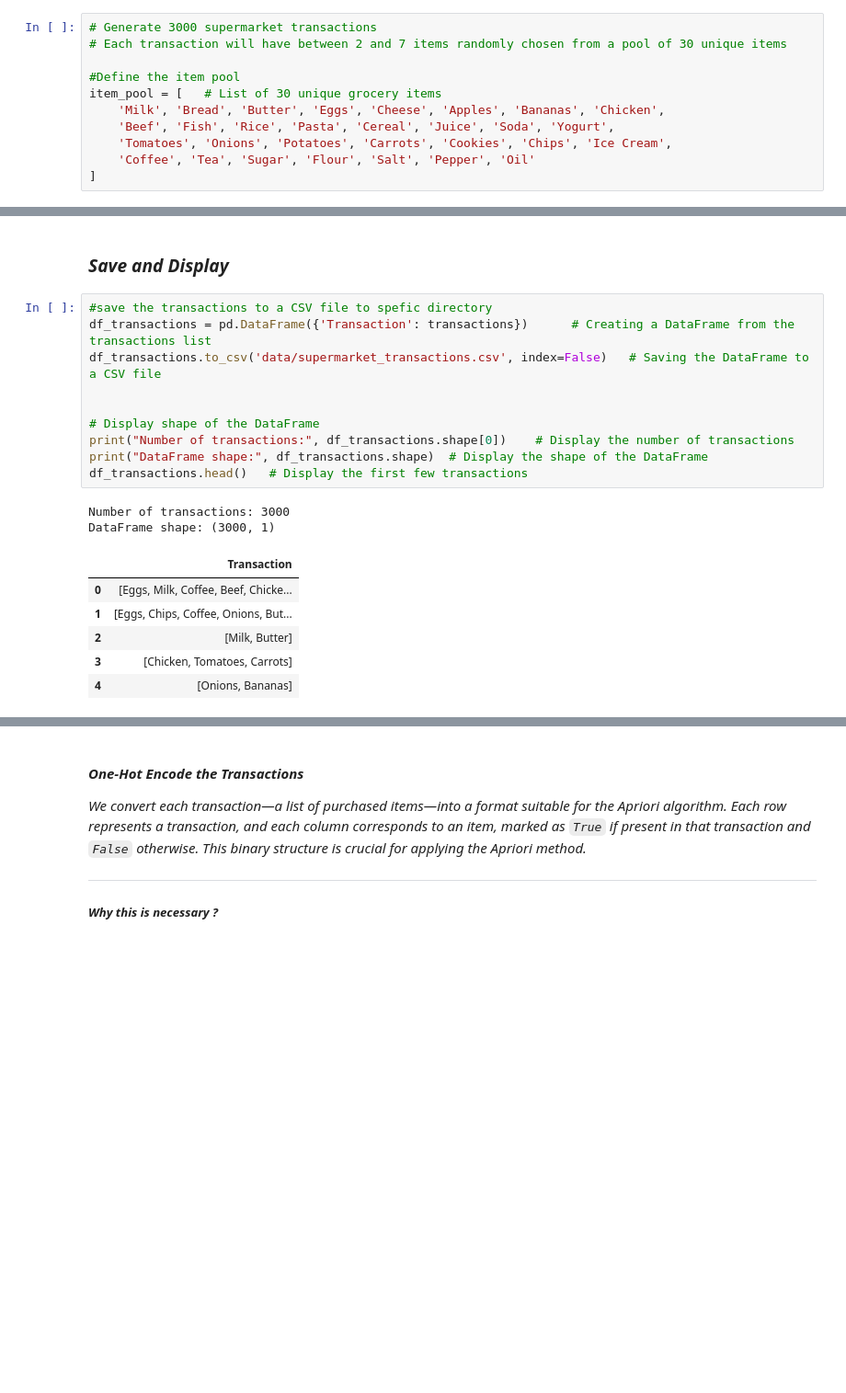
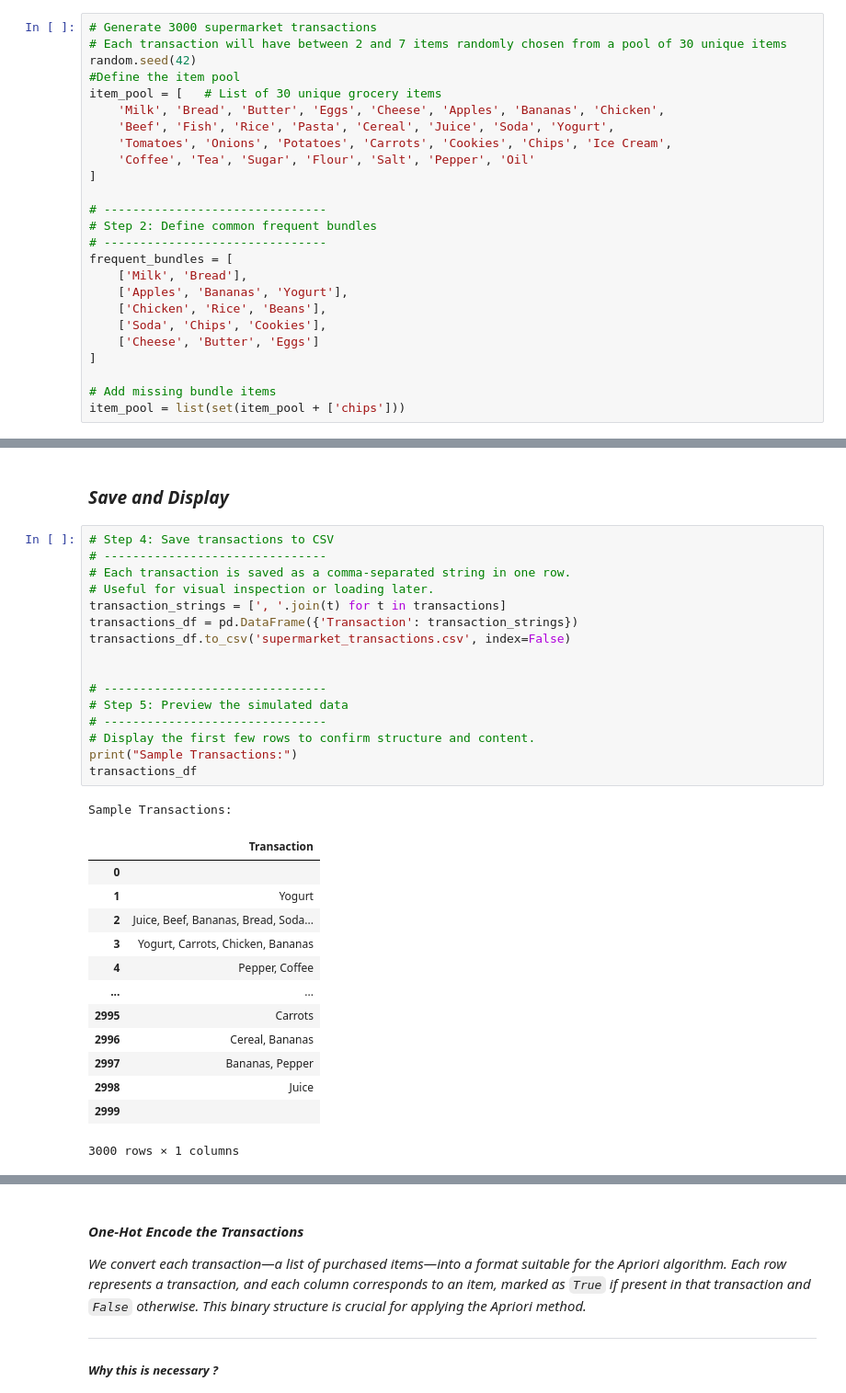
Before and after one commit to SnitTeshome/Exploring-Frequent-Itemset-Closed-vs-Maximal-in-Supermarket-Data, a Jupyter notebook: frequent_itemsets_analysis.ipynb, the cells around one changed output, grey strips where cells are left out. Shown: that part at 92% size. Drawn from its saved outputs; the diff is of its cells as text; blank space fills up the shorter version.

Commit message:
Refactor code structure for improved readability and maintainability

```diff
--- a/frequent_itemsets_analysis.ipynb
+++ b/frequent_itemsets_analysis.ipynb
@@ -42,7 +42,7 @@ from collections import defaultdict     # Import defaultdict for creating dictio
 # %%
 # Generate 3000 supermarket transactions
 # Each transaction will have between 2 and 7 items randomly chosen from a pool of 30 unique items
-
+random.seed(42)
 #Define the item pool
 item_pool = [   # List of 30 unique grocery items
     'Milk', 'Bread', 'Butter', 'Eggs', 'Cheese', 'Apples', 'Bananas', 'Chicken',
@@ -50,6 +50,20 @@ item_pool = [   # List of 30 unique grocery items
     'Tomatoes', 'Onions', 'Potatoes', 'Carrots', 'Cookies', 'Chips', 'Ice Cream',
     'Coffee', 'Tea', 'Sugar', 'Flour', 'Salt', 'Pepper', 'Oil'
 ]
+
+# -------------------------------
+# Step 2: Define common frequent bundles
+# -------------------------------
+frequent_bundles = [
+    ['Milk', 'Bread'],
+    ['Apples', 'Bananas', 'Yogurt'],
+    ['Chicken', 'Rice', 'Beans'],
+    ['Soda', 'Chips', 'Cookies'],
+    ['Cheese', 'Butter', 'Eggs']
+]
+
+# Add missing bundle items
+item_pool = list(set(item_pool + ['chips']))
 # %% [markdown]
 ###  *Generating Supermarket Transactions*
 
@@ -65,24 +100,36 @@ for _ in range(3000):
 # %% [markdown]
 ### *Save and Display*
 # %%
-#save the transactions to a CSV file to spefic directory
-df_transactions = pd.DataFrame({'Transaction': transactions})      # Creating a DataFrame from the transactions list
-df_transactions.to_csv('data/supermarket_transactions.csv', index=False)   # Saving the DataFrame to a CSV file
+# Step 4: Save transactions to CSV
+# -------------------------------
+# Each transaction is saved as a comma-separated string in one row.
+# Useful for visual inspection or loading later.
+transaction_strings = [', '.join(t) for t in transactions]
+transactions_df = pd.DataFrame({'Transaction': transaction_strings})
+transactions_df.to_csv('supermarket_transactions.csv', index=False)
 
 
-# Display shape of the DataFrame
-print("Number of transactions:", df_transactions.shape[0])    # Display the number of transactions
-print("DataFrame shape:", df_transactions.shape)  # Display the shape of the DataFrame
-df_transactions.head()   # Display the first few transactions
+# -------------------------------
+# Step 5: Preview the simulated data
+# -------------------------------
+# Display the first few rows to confirm structure and content.
+print("Sample Transactions:")
+transactions_df
 # %% [output]
-Number of transactions: 3000
-DataFrame shape: (3000, 1)
+Sample Transactions:
 |  | Transaction |
-| 0 | [Eggs, Milk, Coffee, Beef, Chicke... |
-| 1 | [Eggs, Chips, Coffee, Onions, But... |
-| 2 | [Milk, Butter] |
-| 3 | [Chicken, Tomatoes, Carrots] |
-| 4 | [Onions, Bananas] |
+| 0 |  |
+| 1 | Yogurt |
+| 2 | Juice, Beef, Bananas, Bread, Soda... |
+| 3 | Yogurt, Carrots, Chicken, Bananas |
+| 4 | Pepper, Coffee |
+| ... | ... |
+| 2995 | Carrots |
+| 2996 | Cereal, Bananas |
+| 2997 | Bananas, Pepper |
+| 2998 | Juice |
+| 2999 |  |
+3000 rows × 1 columns
 # %% [markdown]
 ## *[Student: Lesala]*
 
```
Also changed, not shown: parts of 11 cells of this notebook, 8 other files.
